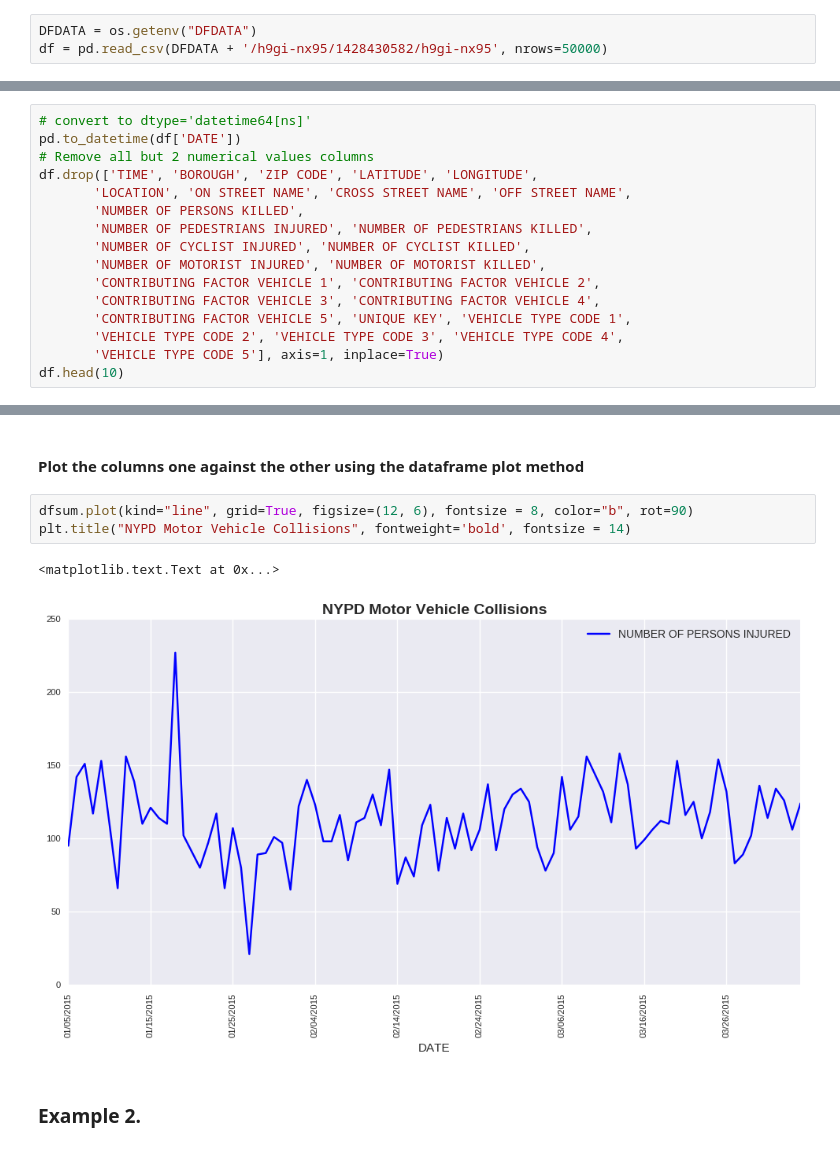
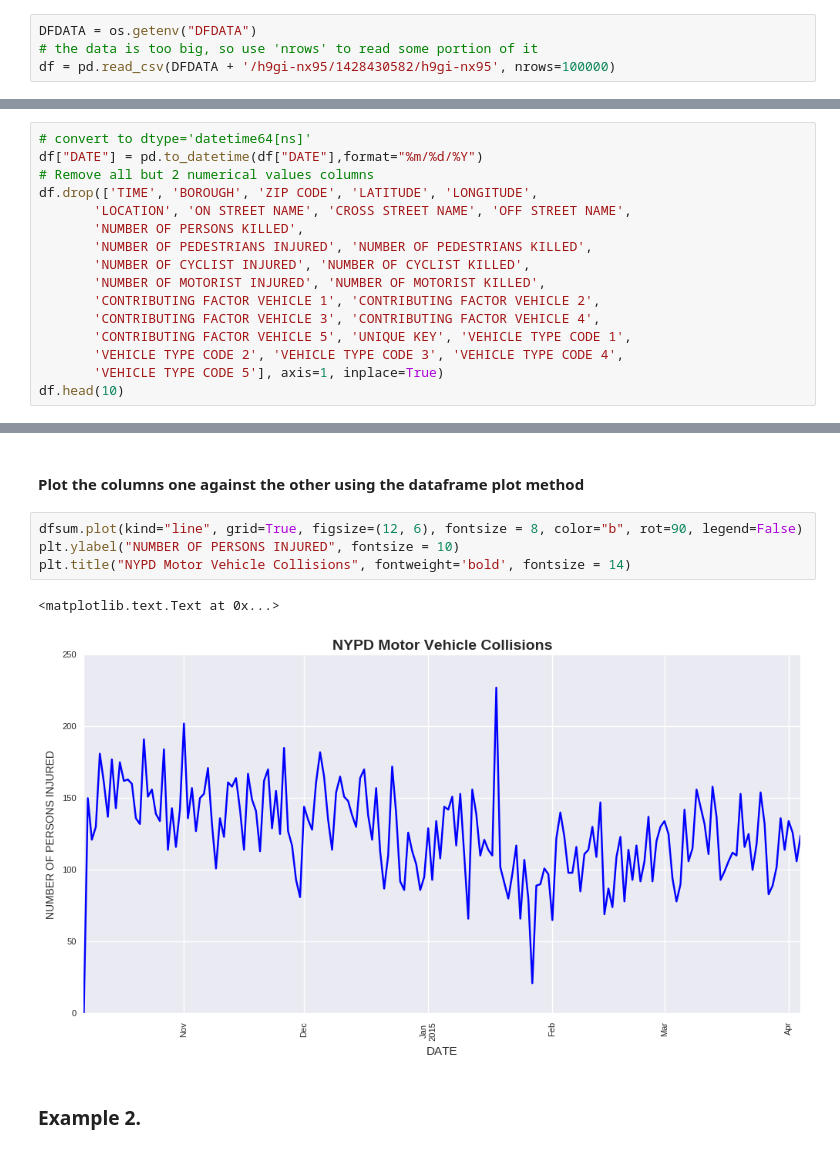
Before and after one commit to sebscho/PUI2017_lz1714, a Jupyter notebook: HW2_lz1714/HW2_Extra_lz1714.ipynb, the cells around one changed output, grey strips where cells are left out. Drawn from its saved outputs; the diff is of its cells as text.

```diff
--- a/HW2_lz1714/HW2_Extra_lz1714.ipynb
+++ b/HW2_lz1714/HW2_Extra_lz1714.ipynb
@@ -22,7 +22,8 @@ os.getenv("DFDATA")
 #### Use pandas to read in the CSV file from the DF into a pandas dataframe
 # %%
 DFDATA = os.getenv("DFDATA")
-df = pd.read_csv(DFDATA + '/h9gi-nx95/1428430582/h9gi-nx95', nrows=50000)
+# the data is too big, so use 'nrows' to read some portion of it
+df = pd.read_csv(DFDATA + '/h9gi-nx95/1428430582/h9gi-nx95', nrows=100000)
 # %% [markdown]
 #### Display the top few rows of the DF
 # %%
@@ -40,6 +41,6 @@ df.head()
 # %%
 # convert to dtype='datetime64[ns]'
-pd.to_datetime(df['DATE'])
+df["DATE"] = pd.to_datetime(df["DATE"],format="%m/%d/%Y")
 # Remove all but 2 numerical values columns
 df.drop(['TIME', 'BOROUGH', 'ZIP CODE', 'LATITUDE', 'LONGITUDE',
        'LOCATION', 'ON STREET NAME', 'CROSS STREET NAME', 'OFF STREET NAME',
@@ -83,11 +84,12 @@ dfsum.head()
 # %% [markdown]
 #### Plot the columns one against the other using the dataframe plot method
 # %%
-dfsum.plot(kind="line", grid=True, figsize=(12, 6), fontsize = 8, color="b", rot=90)
+dfsum.plot(kind="line", grid=True, figsize=(12, 6), fontsize = 8, color="b", rot=90, legend=False)
+plt.ylabel("NUMBER OF PERSONS INJURED", fontsize = 10)
 plt.title("NYPD Motor Vehicle Collisions", fontweight='bold', fontsize = 14)
 # %% [output]
 <matplotlib.text.Text at 0x...>
-[figure, old version]
+[figure, new version]
 # %% [markdown]
 ### Example 2.
 # %% [markdown]
```
Also changed, not shown: parts of 4 cells of this notebook.
